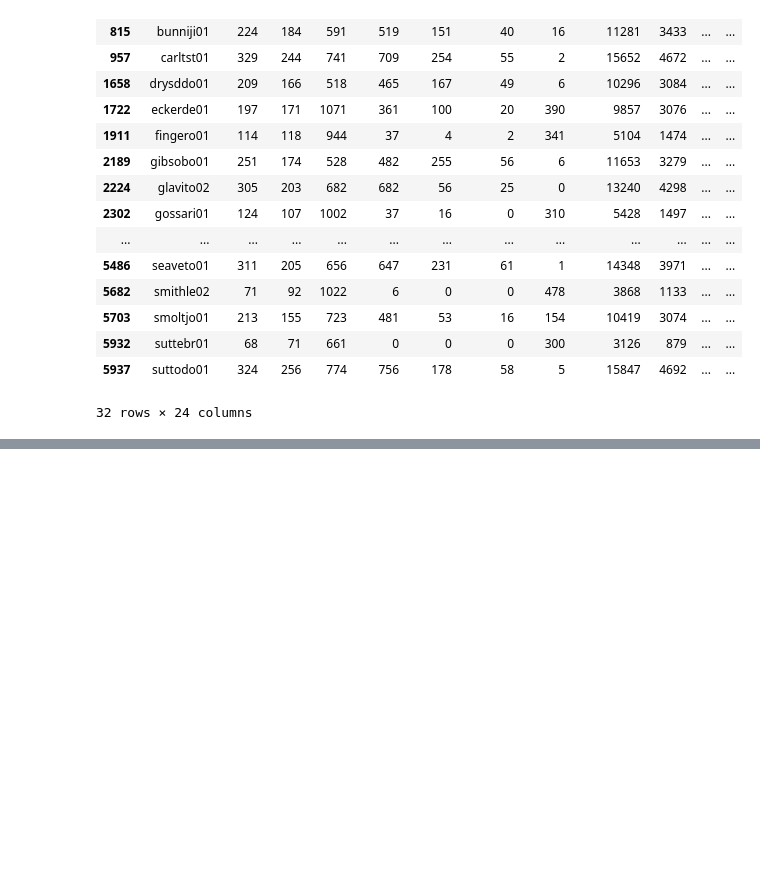
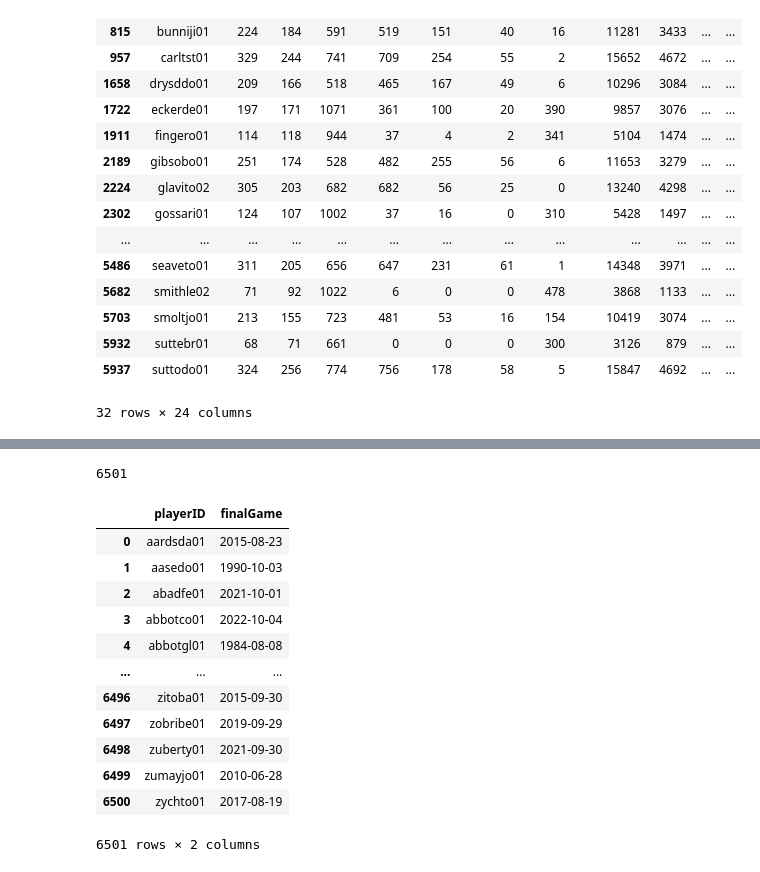
Before and after one commit to an-izq/Pitcher-HOF-Predictor, a Jupyter notebook: Pitcher-HOF-Predictor.ipynb, the cells around one changed output, grey strips where cells are left out. Drawn from its saved outputs; the diff is of its cells as text; code cells hidden in the pictures; blank space fills up the shorter version.

```diff
--- a/Pitcher-HOF-Predictor.ipynb
+++ b/Pitcher-HOF-Predictor.ipynb
@@ -1008,0 +1080,30 @@ Pitching_1955_hof.loc[Pitching_1955_hof['inducted'] == 'Y']
+# %%
+# Figuring out retired players from out pitching population
+q = '''
+SELECT
+a.playerID,
+b.finalGame
+FROM
+    Pitching_1955_player_career a
+INNER JOIN
+    People_df b
+        on a.playerID = b.playerID
+'''
+retired = sqldf(q, locals())
+print(len(retired))
+retired
+# %% [output]
+6501
+|  | playerID | finalGame |
+| 0 | aardsda01 | 2015-08-23 |
+| 1 | aasedo01 | 1990-10-03 |
+| 2 | abadfe01 | 2021-10-01 |
+| 3 | abbotco01 | 2022-10-04 |
+| 4 | abbotgl01 | 1984-08-08 |
+| ... | ... | ... |
+| 6496 | zitoba01 | 2015-09-30 |
+| 6497 | zobribe01 | 2019-09-29 |
+| 6498 | zuberty01 | 2021-09-30 |
+| 6499 | zumayjo01 | 2010-06-28 |
+| 6500 | zychto01 | 2017-08-19 |
+6501 rows × 2 columns
```
Also changed, not shown: parts of 39 cells of this notebook.
